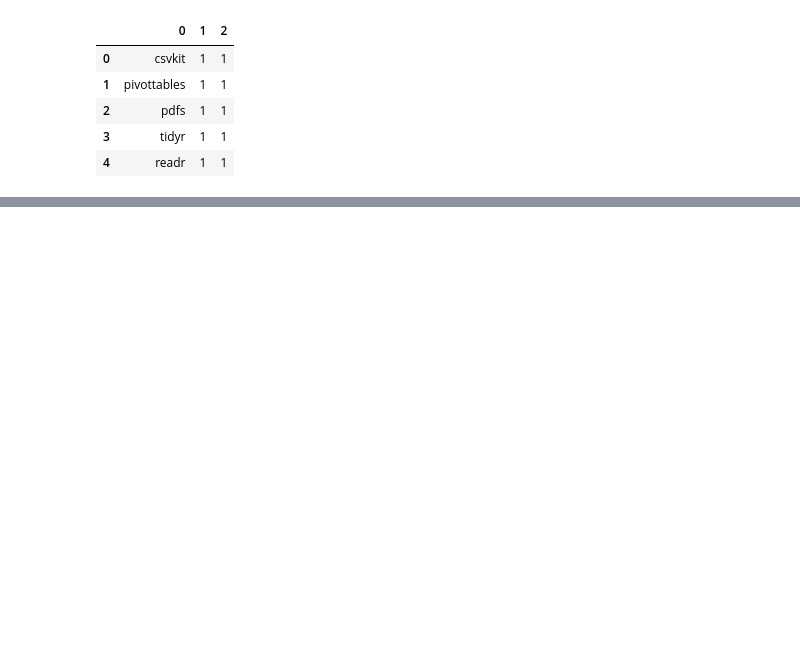
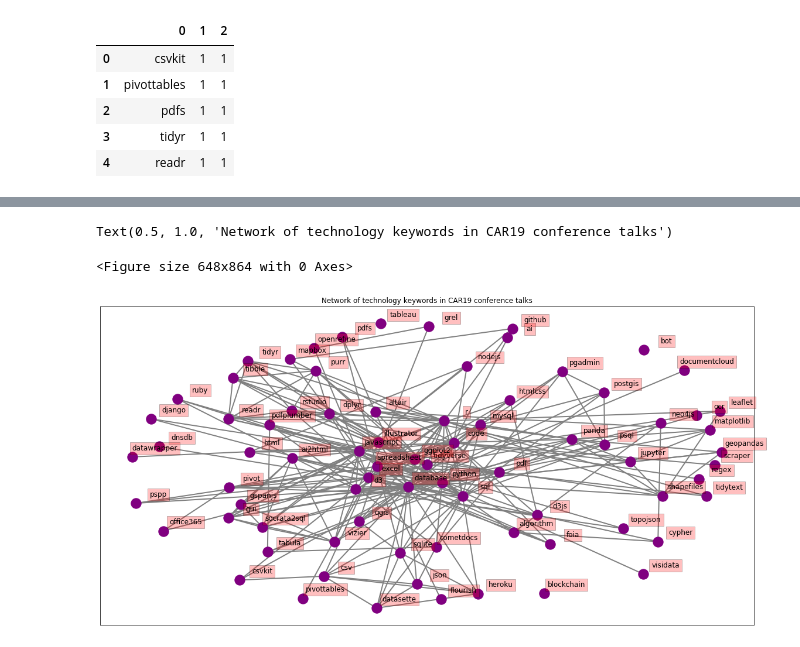
Before and after one commit to ericayee/senior-project, a Jupyter notebook: car2019_test.ipynb, the cells around one changed output, grey strips where cells are left out. Cells and saved outputs as stored; diff of their text form; code cells hidden in the pictures; blank space fills up the shorter version.

```diff
--- a/car2019_test.ipynb
+++ b/car2019_test.ipynb
@@ -359,0 +472,57 @@ plt.show()
+# %%
+from itertools import combinations
+# create lists of nodes and edges to graph
+edges = []
+nodes = []
+for ck in clustered_keywords:
+    if len(ck) == 1:
+        nodes.append(ck[0])
+    else:
+#         bigrams = [x for x in list(itertools.product(ck,ck)) if x[0] != x[1]]
+        bigrams = [x for x in combinations(ck, r=2)]
+        edges += bigrams
+
+# print("edges")
+# print(edges)
+# print("nodes")
+# print(nodes)
+# %%
+import networkx as nx
+G = nx.Graph()
+
+plt.figure(figsize =(9, 12))
+# G.add_edges_from([(1, 2), (1, 3), (2, 3), (2, 4), (2, 5), (3, 4),
+#                          (4, 5), (4, 6), (5, 7), (5, 8), (7, 8)])
+# edges = [('gui', 'excel'),('database','excel')]
+# nodes = ['database','r']
+G.add_edges_from(edges)
+G.add_nodes_from(nodes)
+
+# plot network
+# https://www.earthdatascience.org/courses/earth-analytics-python/using-apis-natural-language-processing-twitter/calculate-tweet-word-bigrams-networks-in-python/
+# nx.draw_networkx(G)
+fig, ax = plt.subplots(figsize=(20, 10))
+pos = nx.spring_layout(G, k=1)
+nx.draw_networkx(G, pos,
+                 font_size=14,
+                 width=2,
+                 edge_color='grey',
+                 node_color='purple',
+                 with_labels = False,
+                 ax=ax)
+
+#
+for key, value in pos.items():
+    x, y = value[0]+.075, value[1]+.045
+    ax.text(x, y,
+            s=key,
+            bbox=dict(facecolor='red', alpha=0.25),
+            horizontalalignment='center', fontsize=12)
+
+ax.set_title('Network of technology keywords in CAR19 conference talks')
+
+# use plotly instead for interactivity? maybe https://plot.ly/python/network-graphs/
+# %% [output]
+Text(0.5, 1.0, 'Network of technology keywords in CAR19 conference talks')
+<Figure size 648x864 with 0 Axes>
+[figure, added]
```
Also changed, not shown: parts of 14 cells of this notebook, 9 other files.
